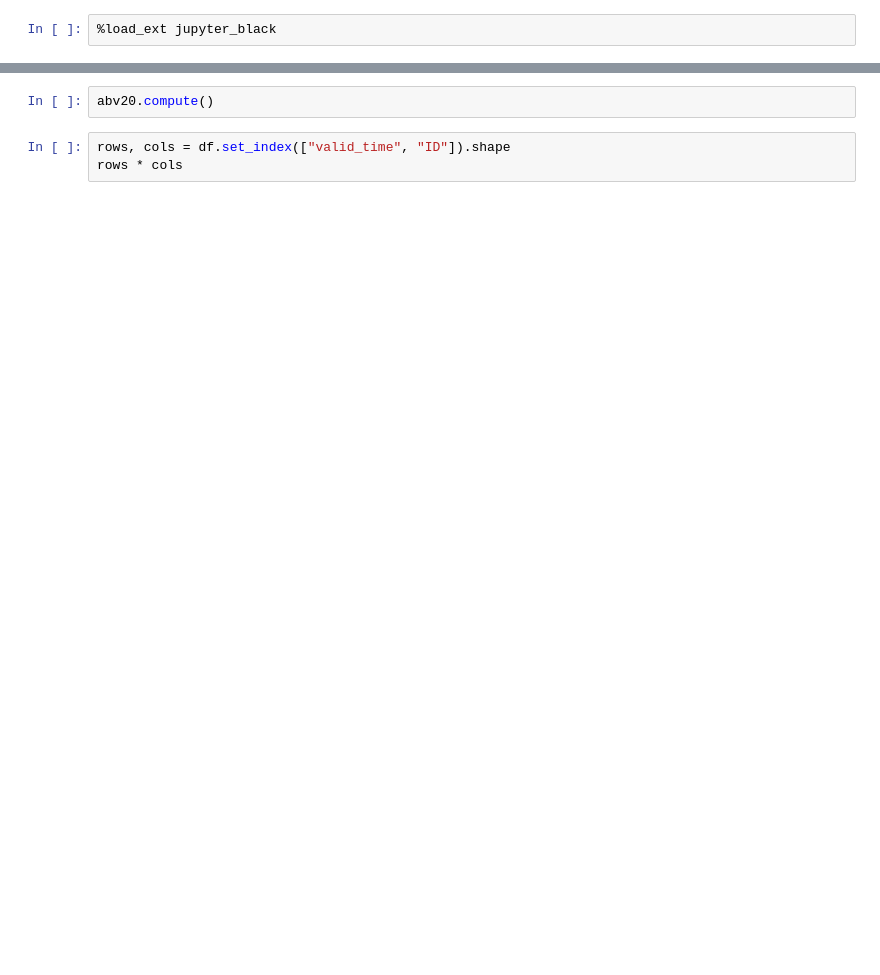
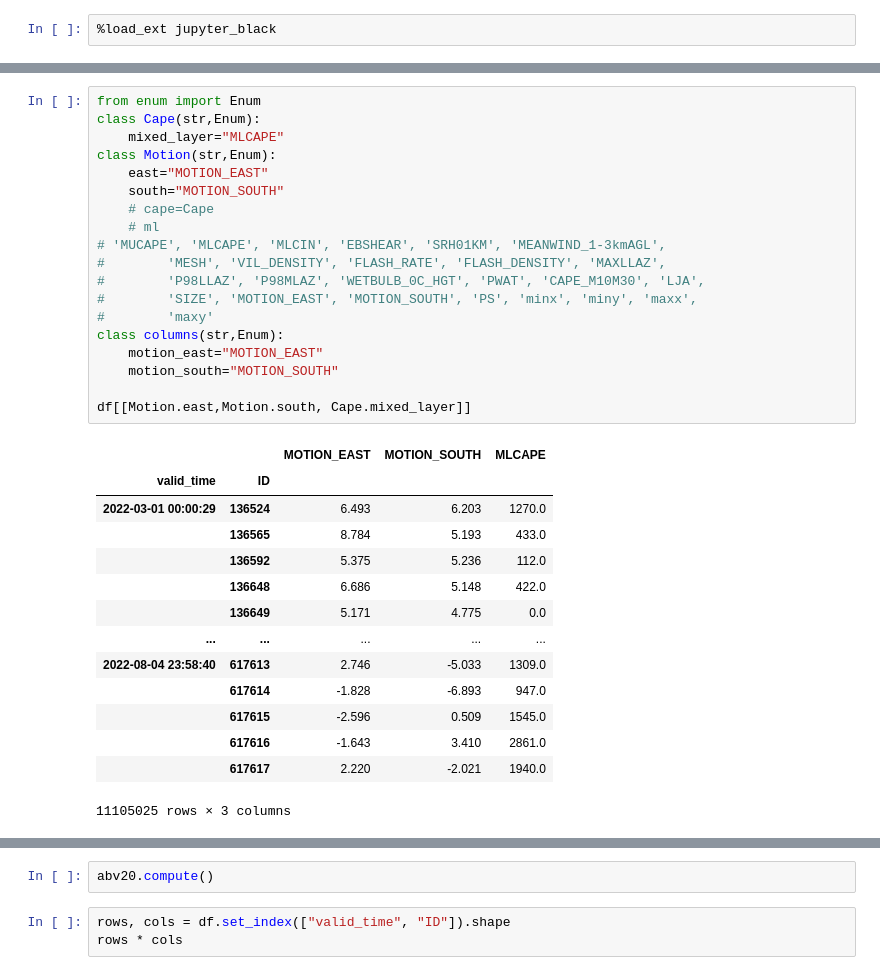
Before and after one commit to leaver2000/griblib, a Jupyter notebook: notebooks/probsevere/2.1-xfer-dask.ipynb, the cells around one changed output, grey strips where cells are left out. Cells and saved outputs as stored; diff of their text form; blank space fills up the shorter version.

```diff
--- a/notebooks/probsevere/2.1-xfer-dask.ipynb
+++ b/notebooks/probsevere/2.1-xfer-dask.ipynb
@@ -78,0 +149,34 @@ Dask Name: try_loc, 341872 tasks
+# %%
+from enum import Enum
+class Cape(str,Enum):
+    mixed_layer="MLCAPE"
+class Motion(str,Enum):
+    east="MOTION_EAST"
+    south="MOTION_SOUTH"
+    # cape=Cape
+    # ml
+# 'MUCAPE', 'MLCAPE', 'MLCIN', 'EBSHEAR', 'SRH01KM', 'MEANWIND_1-3kmAGL',
+#        'MESH', 'VIL_DENSITY', 'FLASH_RATE', 'FLASH_DENSITY', 'MAXLLAZ',
+#        'P98LLAZ', 'P98MLAZ', 'WETBULB_0C_HGT', 'PWAT', 'CAPE_M10M30', 'LJA',
+#        'SIZE', 'MOTION_EAST', 'MOTION_SOUTH', 'PS', 'minx', 'miny', 'maxx',
+#        'maxy'
+class columns(str,Enum):
+    motion_east="MOTION_EAST"
+    motion_south="MOTION_SOUTH"
+
+df[[Motion.east,Motion.south, Cape.mixed_layer]]
+# %% [output]
+|  |  | MOTION_EAST | MOTION_SOUTH | MLCAPE |
+| valid_time | ID |  |  |  |
+| 2022-03-01 00:00:29 | 136524 | 6.493 | 6.203 | 1270.0 |
+|  | 136565 | 8.784 | 5.193 | 433.0 |
+|  | 136592 | 5.375 | 5.236 | 112.0 |
+|  | 136648 | 6.686 | 5.148 | 422.0 |
+|  | 136649 | 5.171 | 4.775 | 0.0 |
+| ... | ... | ... | ... | ... |
+| 2022-08-04 23:58:40 | 617613 | 2.746 | -5.033 | 1309.0 |
+|  | 617614 | -1.828 | -6.893 | 947.0 |
+|  | 617615 | -2.596 | 0.509 | 1545.0 |
+|  | 617616 | -1.643 | 3.410 | 2861.0 |
+|  | 617617 | 2.220 | -2.021 | 1940.0 |
+11105025 rows × 3 columns
```
Also changed, not shown: parts of 13 cells of this notebook, 4 other files.
